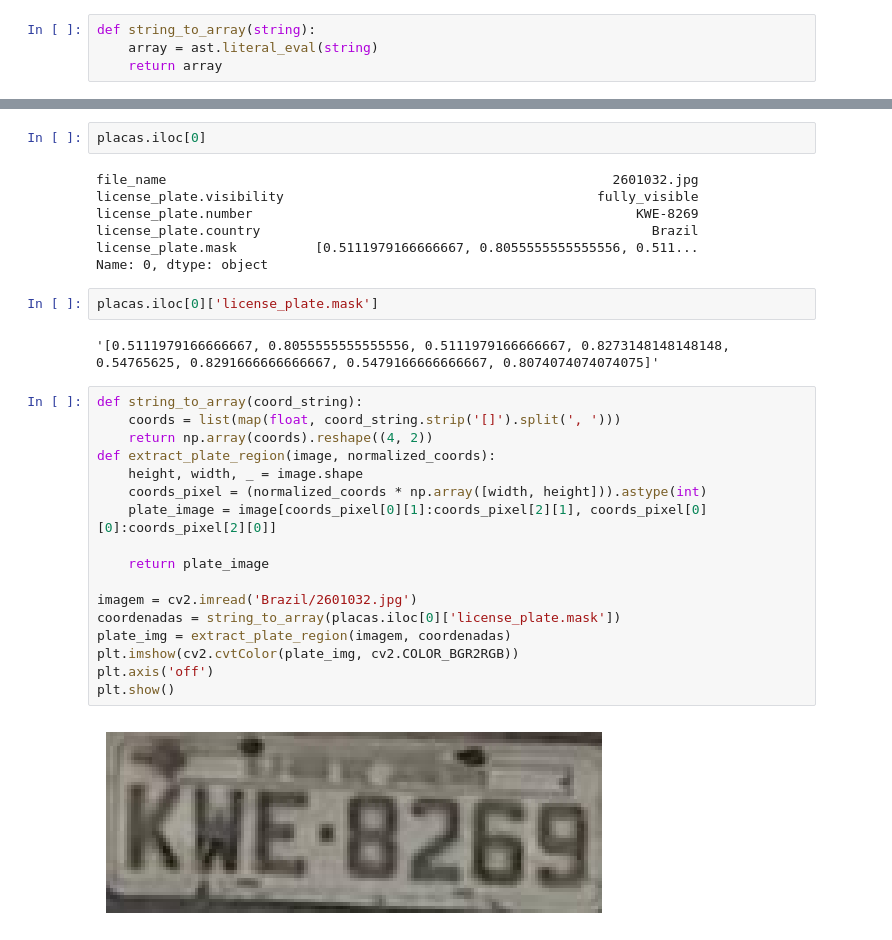
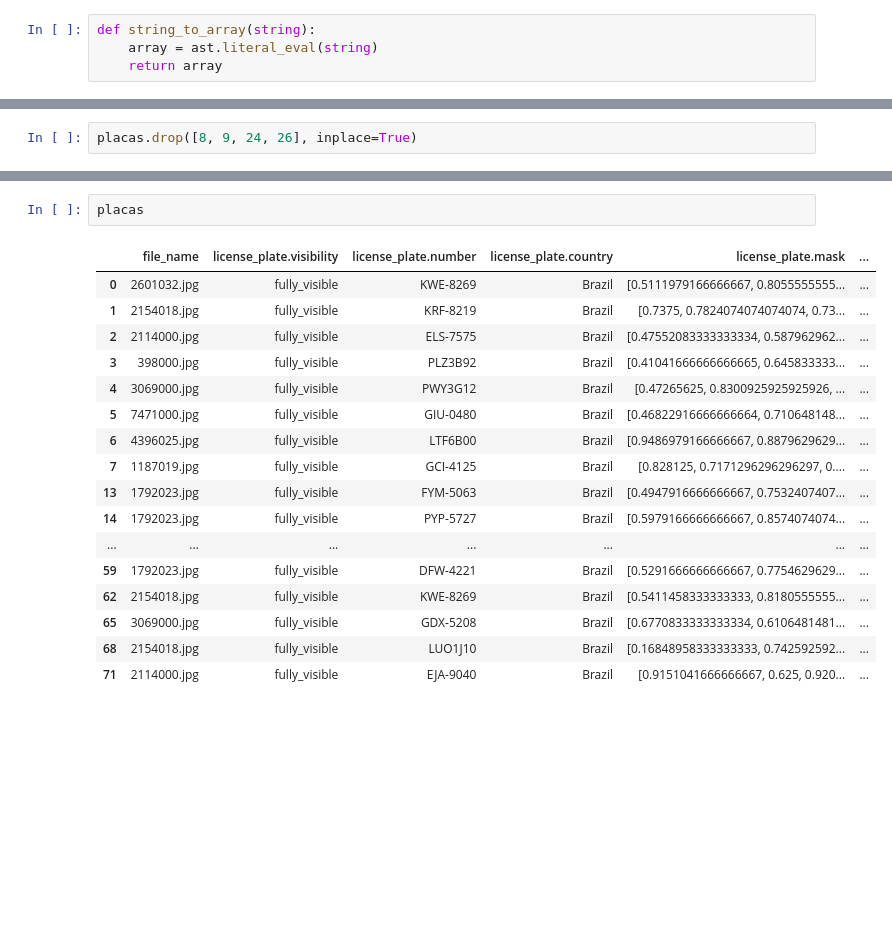
Before and after one commit to HerbertMariano/OCR_UFRRJ, a Jupyter notebook: Untitled-1.ipynb, the cells around one changed output, grey strips where cells are left out. Drawn from its saved outputs; the diff is of its cells as text; blank space fills up the shorter version.

```diff
--- a/Untitled-1.ipynb
+++ b/Untitled-1.ipynb
@@ -41,0 +72,2 @@ def string_to_array(string):
+# %%
+placas.drop([8, 9, 24, 26], inplace=True)
@@ -42,32 +103,20 @@ def string_to_array(string):
 # %%
-placas.iloc[0]
+placas
 # %% [output]
-file_name                                                         2601032.jpg
-license_plate.visibility                                        fully_visible
-license_plate.number                                                 KWE-8269
-license_plate.country                                                  Brazil
-license_plate.mask          [0.5111979166666667, 0.8055555555555556, 0.511...
-Name: 0, dtype: object
+|  | file_name | license_plate.visibility | license_plate.number | license_plate.country | license_plate.mask | ... |
+| 0 | 2601032.jpg | fully_visible | KWE-8269 | Brazil | [0.5111979166666667, 0.8055555555... | ... |
+| 1 | 2154018.jpg | fully_visible | KRF-8219 | Brazil | [0.7375, 0.7824074074074074, 0.73... | ... |
+| 2 | 2114000.jpg | fully_visible | ELS-7575 | Brazil | [0.47552083333333334, 0.587962962... | ... |
+| 3 | 398000.jpg | fully_visible | PLZ3B92 | Brazil | [0.41041666666666665, 0.645833333... | ... |
+| 4 | 3069000.jpg | fully_visible | PWY3G12 | Brazil | [0.47265625, 0.8300925925925926, ... | ... |
+| 5 | 7471000.jpg | fully_visible | GIU-0480 | Brazil | [0.46822916666666664, 0.710648148... | ... |
+| 6 | 4396025.jpg | fully_visible | LTF6B00 | Brazil | [0.9486979166666667, 0.8879629629... | ... |
+| 7 | 1187019.jpg | fully_visible | GCI-4125 | Brazil | [0.828125, 0.7171296296296297, 0.... | ... |
+| 13 | 1792023.jpg | fully_visible | FYM-5063 | Brazil | [0.4947916666666667, 0.7532407407... | ... |
+| 14 | 1792023.jpg | fully_visible | PYP-5727 | Brazil | [0.5979166666666667, 0.8574074074... | ... |
+| ... | ... | ... | ... | ... | ... | ... |
+| 59 | 1792023.jpg | fully_visible | DFW-4221 | Brazil | [0.5291666666666667, 0.7754629629... | ... |
+| 62 | 2154018.jpg | fully_visible | KWE-8269 | Brazil | [0.5411458333333333, 0.8180555555... | ... |
+| 65 | 3069000.jpg | fully_visible | GDX-5208 | Brazil | [0.6770833333333334, 0.6106481481... | ... |
+| 68 | 2154018.jpg | fully_visible | LUO1J10 | Brazil | [0.16848958333333333, 0.742592592... | ... |
+| 71 | 2114000.jpg | fully_visible | EJA-9040 | Brazil | [0.9151041666666667, 0.625, 0.920... | ... |
-# %%
-placas.iloc[0]['license_plate.mask']
-# %% [output]
-'[0.5111979166666667, 0.8055555555555556, 0.5111979166666667, 0.8273148148148148, 0.54765625, 0.8291666666666667, 0.5479166666666667, 0.8074074074074075]'
-# %%
-def string_to_array(coord_string):
-    coords = list(map(float, coord_string.strip('[]').split(', ')))
-    return np.array(coords).reshape((4, 2))
-def extract_plate_region(image, normalized_coords):
-    height, width, _ = image.shape
-    coords_pixel = (normalized_coords * np.array([width, height])).astype(int)
-    plate_image = image[coords_pixel[0][1]:coords_pixel[2][1], coords_pixel[0][0]:coords_pixel[2][0]]
-
-    return plate_image
-
-imagem = cv2.imread('Brazil/2601032.jpg')
-coordenadas = string_to_array(placas.iloc[0]['license_plate.mask'])
-plate_img = extract_plate_region(imagem, coordenadas)
-plt.imshow(cv2.cvtColor(plate_img, cv2.COLOR_BGR2RGB))
-plt.axis('off')
-plt.show()
-# %% [output]
-[figure, removed]
```
Also changed, not shown: parts of 13 cells of this notebook.
